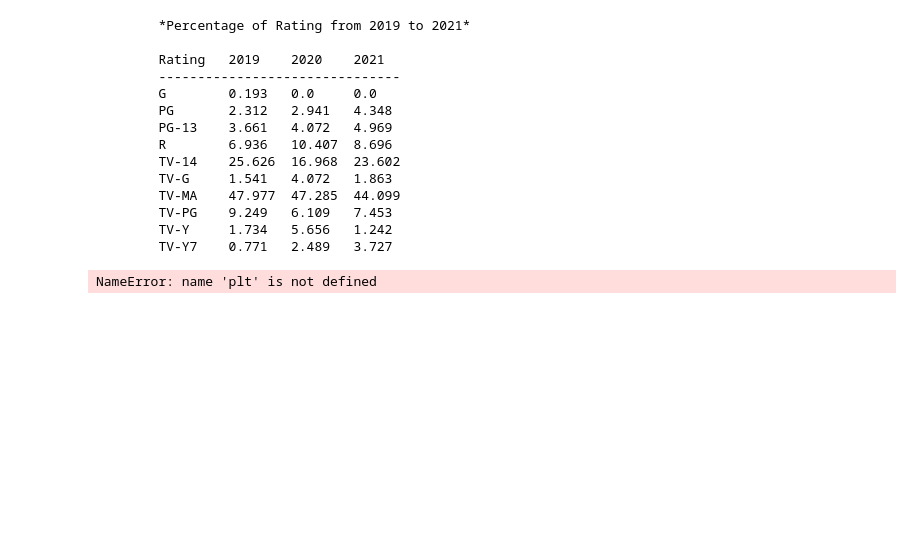
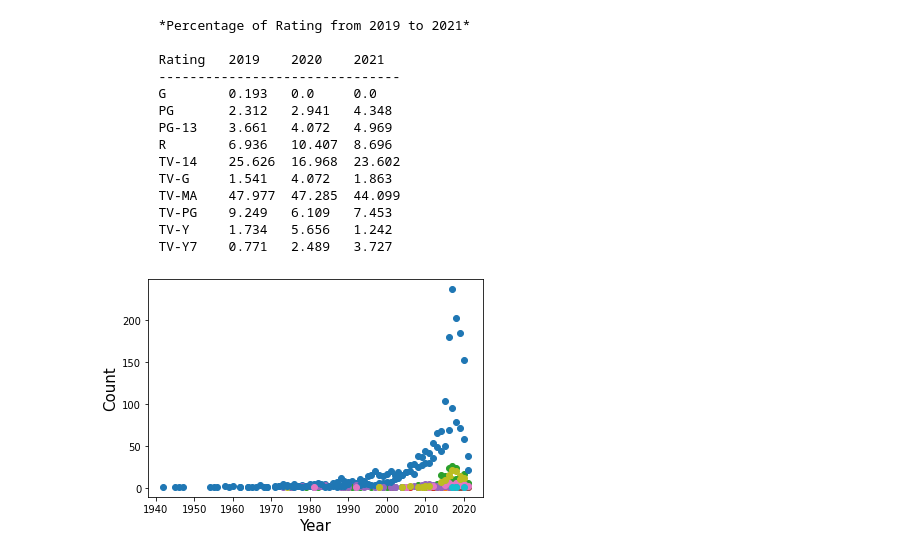
Before and after one commit to Costilrt/The-First-Project, a Jupyter notebook: Netflix_Title_datasets_Third_Question_ChangWoon.ipynb, the cells around one changed output. Drawn from its saved outputs; the diff is of its cells as text; code cells hidden in the pictures; blank space fills up the shorter version.

```diff
--- a/Netflix_Title_datasets_Third_Question_ChangWoon.ipynb
+++ b/Netflix_Title_datasets_Third_Question_ChangWoon.ipynb
@@ -123,18 +135,31 @@ for index, row in merged_df.iterrows():
         TV-Y     1.734   5.656   1.242
         TV-Y7    0.771   2.489   3.727
 # %%
-# ratio of movies & tv shows from dataset
-pies = ["Movie", "TV Show"]
-pie_type = [5185,147]
-colors = ["blue", "red"]
 
-# create a pie chart based upon the above data
-plt.pie(pie_type, labels=pies, colors=colors,
-        autopct="%1.1f%%", shadow=True, startangle=180)
-# Create axes which are equal so we have a perfect circle
-plt.axis("equal")
-# Save an image of our chart and print the final product to the screen
-#plt.savefig('../The-First-Project/pie_type.png')
-plt.show()
+targetCountries = [
+    "United States",
+    "United Kingdom",
+    "Hong Kong",
+    "China",
+    "France",
+    "India",
+    "South Korea",
+    "Thailand",
+    "Australia",
+    "Canada"
+]
+
+
+for country in targetCountries:
+
+    temp_df = movie_df.loc[movie_df['country'] == country]
+
+    groupby_df_movie = temp_df.loc[temp_df['type'] == 'Movie'].groupby('release_year').count()
+    groupby_df_tv = temp_df.loc[temp_df['type'] == 'TV Show'].groupby('release_year').count()
+
+    plt.scatter(groupby_df_movie.index, groupby_df_movie['show_id'])
+    plt.scatter(groupby_df_tv.index, groupby_df_tv['show_id'])
+    plt.xlabel("Year", size=15)
+    plt.ylabel("Count", size=15)
 # %% [output]
-NameError: name 'plt' is not defined
+[figure, added]
```
Also changed, not shown: parts of 3 cells of this notebook, 14 other files.
